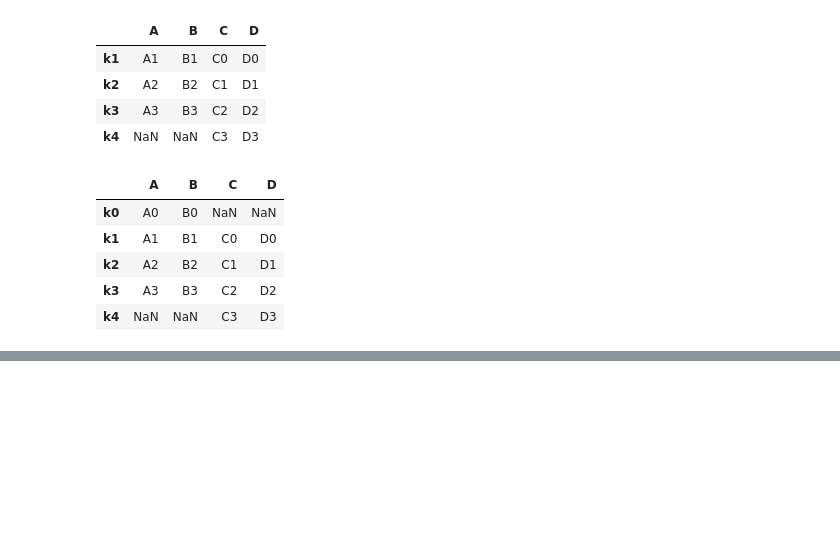
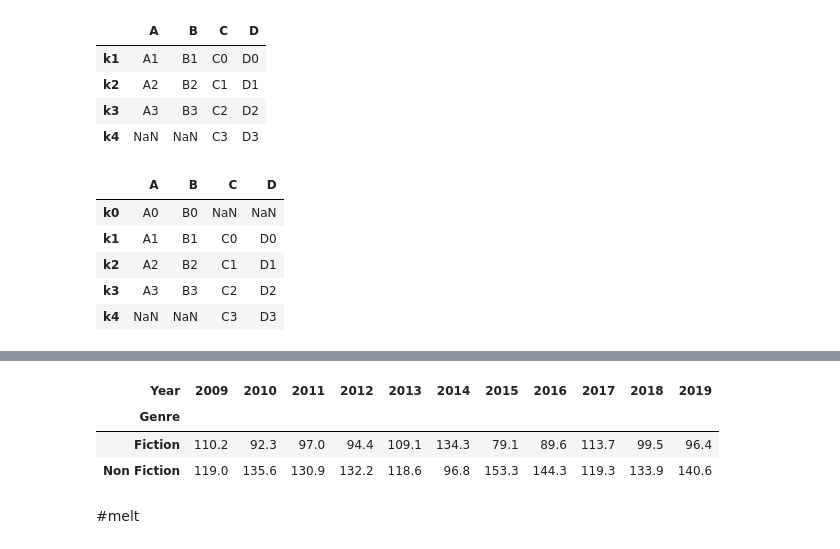
Before and after one commit to feracor/pandas_numpy, a Jupyter notebook: 5_funciones_pandas.ipynb, the cells around one changed output, grey strips where cells are left out. Saved outputs shown, nothing was run; the diff lists cells and outputs as text; code cells hidden in the pictures; blank space fills up the shorter version.

```diff
--- a/5_funciones_pandas.ipynb
+++ b/5_funciones_pandas.ipynb
@@ -563,0 +566,3 @@ izq.join(der, how='outer') #Hace unión a partir de los index donde coinciden en
+# %%
+df_books = pd.read_csv('/content/bestsellers with categories.csv')
+df_books.head(2)
@@ -563,0 +590,9 @@ izq.join(der, how='outer') #Hace unión a partir de los index donde coinciden en
+# %%
+df_books.pivot_table(index='Genre',columns='Year', values='User Rating',aggfunc='sum')
+# %% [output]
+| Year | 2009 | 2010 | 2011 | 2012 | 2013 | 2014 | 2015 | 2016 | 2017 | 2018 | 2019 |
+| Genre |  |  |  |  |  |  |  |  |  |  |  |
+| Fiction | 110.2 | 92.3 | 97.0 | 94.4 | 109.1 | 134.3 | 79.1 | 89.6 | 113.7 | 99.5 | 96.4 |
+| Non Fiction | 119.0 | 135.6 | 130.9 | 132.2 | 118.6 | 96.8 | 153.3 | 144.3 | 119.3 | 133.9 | 140.6 |
+# %% [markdown]
+#melt
```
Also changed, not shown: parts of 14 cells of this notebook.
